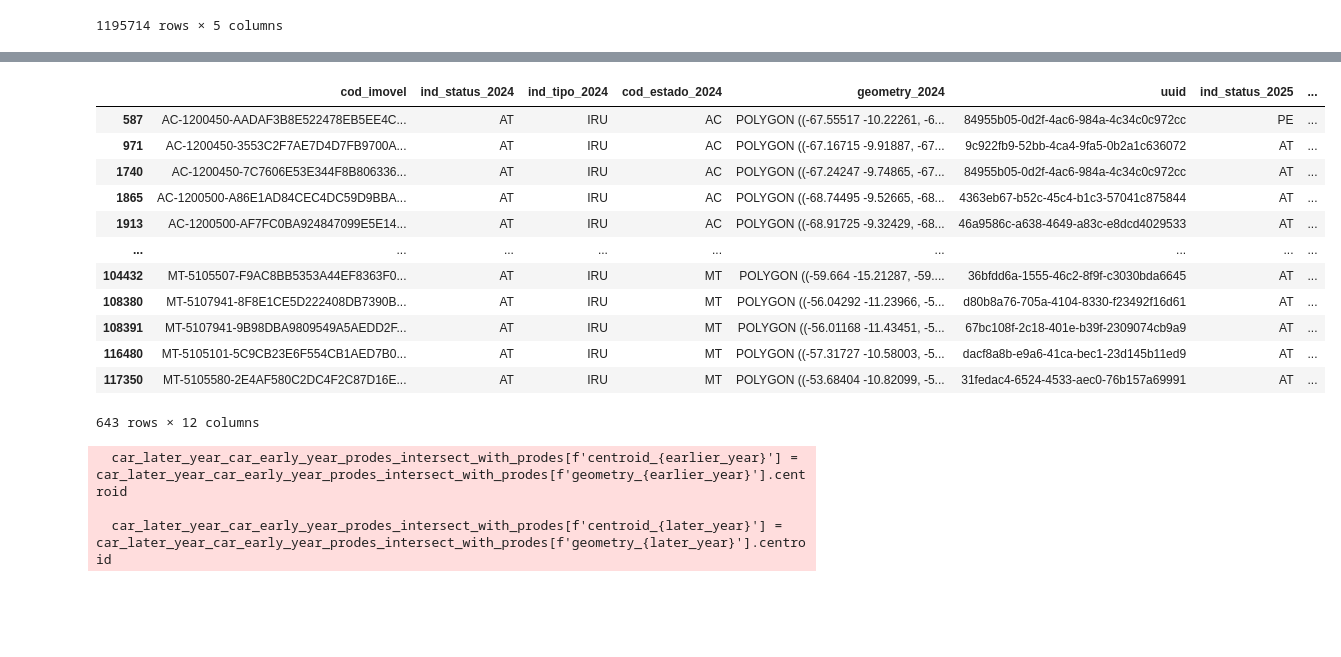
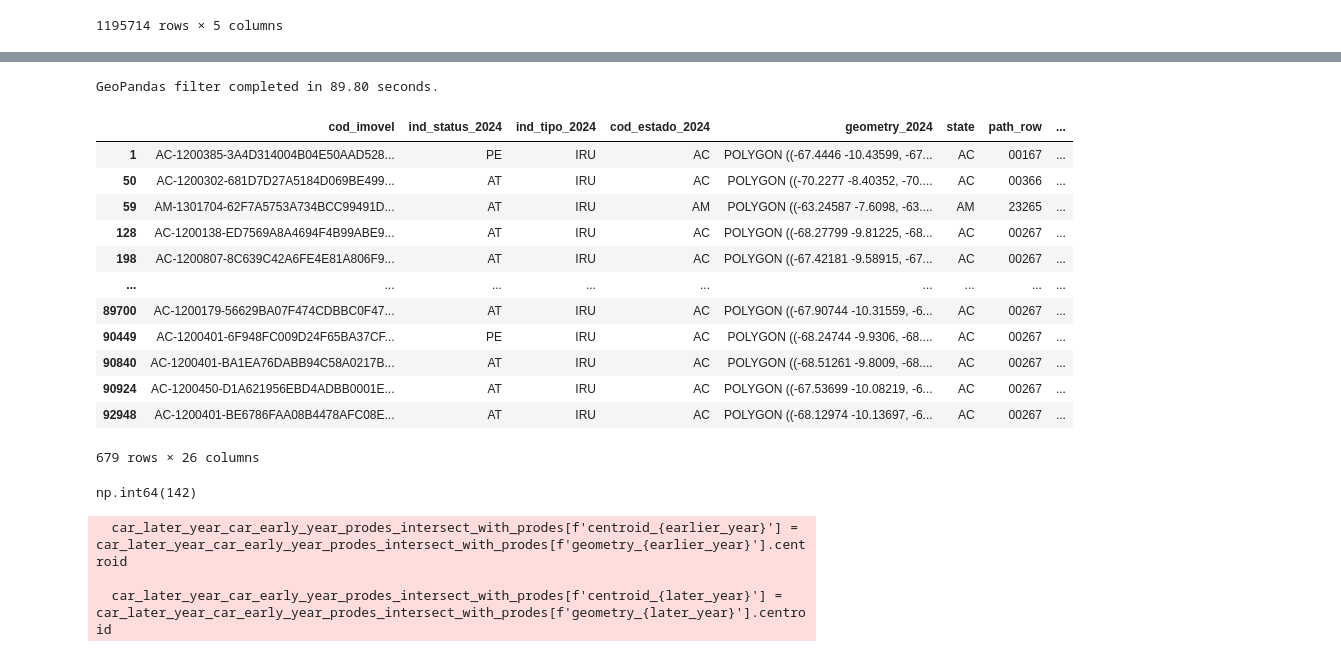
Before and after one commit to jpjon/CCCA_CAR_Analysis, a Jupyter notebook: data_processing/developing_data_processing.ipynb, the cells around one changed output, grey strips where cells are left out. Cells and saved outputs as stored; diff of their text form; code cells hidden in the pictures; blank space fills up the shorter version.

```diff
--- a/data_processing/developing_data_processing.ipynb
+++ b/data_processing/developing_data_processing.ipynb
@@ -68,7 +68,7 @@ car_gdf_earlier_year = car_gdf_earlier_year.drop_duplicates()
 car_gdf_earlier_year = car_gdf_earlier_year[car_gdf_earlier_year.geometry.is_valid]
 
 # For testing purposes, limit the number of rows to 500,000
-car_gdf_earlier_year = car_gdf_earlier_year[:500000]
+# car_gdf_earlier_year = car_gdf_earlier_year[:250000]
 
 car_gdf_earlier_year
 # %% [output]
@@ -94,6 +94,17 @@ prodes_folder = "../data/PRODES"
 prodes_gdf = gpd.read_file(os.path.join(prodes_folder, 'prodes_amazonia_nb.gpkg'))
 
 # Filter only necessary columns in PRODES
-prodes_gdf = prodes_gdf[['uuid', 'geometry']]
+# prodes_gdf = prodes_gdf[['uuid', 'geometry']]
 
 prodes_gdf = prodes_gdf.to_crs(car_gdf_earlier_year.crs)
+
+# 1. Add a column to prodes_gdf with the number of exterior corners
+def count_corners(geom):
+    if geom.geom_type == 'Polygon':
+        return len(geom.exterior.coords)
+    elif geom.geom_type == 'MultiPolygon':
+        return sum(len(poly.exterior.coords) for poly in geom.geoms)
+    else:
+        return 0
+
+prodes_gdf['num_prodes_corners'] = prodes_gdf.geometry.apply(count_corners)
@@ -100,6 +130,14 @@ prodes_gdf = prodes_gdf.to_crs(car_gdf_earlier_year.crs)
 # %%
-car_ddf = dgpd.from_geopandas(car_gdf_earlier_year, npartitions=4)
-prodes_ddf = dgpd.from_geopandas(prodes_gdf, npartitions=4)
+import time
+
+start_time = time.time()
+
+car_ddf = dgpd.from_geopandas(car_gdf_earlier_year, npartitions=40)
+prodes_ddf = dgpd.from_geopandas(prodes_gdf, npartitions=40)
 
 sjoin_ddf = car_ddf.sjoin(prodes_ddf, how="inner", predicate="intersects")
 car_earlier_year_prodes_intersection_gdf = sjoin_ddf.compute().drop(columns=["index_right"])
+
+
+end_time = time.time()
+print(f"GeoPandas spatial join completed in {end_time - start_time:.2f} seconds.")
@@ -106,3 +162,6 @@ car_earlier_year_prodes_intersection_gdf = sjoin_ddf.compute().drop(columns=["in
 # %%
-car_earlier_year_prodes_intersection_gdf = car_earlier_year_prodes_intersection_gdf.drop_duplicates(subset=['cod_imovel'], keep="first")
-car_earlier_year_prodes_intersection_gdf
+# 3. For each cod_imovel, keep the row with the smallest number of corners
+car_earlier_year_prodes_intersection_gdf = car_earlier_year_prodes_intersection_gdf.sort_values('num_prodes_corners')
+car_earlier_year_prodes_intersection_gdf = car_earlier_year_prodes_intersection_gdf.drop_duplicates(
+    subset=['cod_imovel'], keep="first"
+)
@@ -152,29 +255,37 @@ car_later_year_car_early_year_prodes_intersect_with_prodes = car_later_year_car_
 # %%
 # Filter for cadastras that have changed yoy and where they have been changed to no longer intersect with prodes geometries
+start_time = time.time()
 
 filtered_indexes = []
 
 for row in car_later_year_car_early_year_prodes_intersect_with_prodes.itertuples():
     if row.geometry_changed and not row.__getattribute__(f'geometry_{later_year}').intersects(row.geometry_prodes):
         filtered_indexes.append(row.Index)
 
 car_later_year_car_early_year_prodes_intersect_with_prodes = car_later_year_car_early_year_prodes_intersect_with_prodes.loc[filtered_indexes]
+end_time = time.time()
+print(f"GeoPandas filter completed in {end_time - start_time:.2f} seconds.")
 
 car_later_year_car_early_year_prodes_intersect_with_prodes
 # %% [output]
+GeoPandas filter completed in 89.80 seconds.
-|  | cod_imovel | ind_status_2024 | ind_tipo_2024 | cod_estado_2024 | geometry_2024 | uuid | ind_status_2025 | ... |
-| 587 | AC-1200450-AADAF3B8E522478EB5EE4C... | AT | IRU | AC | POLYGON ((-67.55517 -10.22261, -6... | 84955b05-0d2f-4ac6-984a-4c34c0c972cc | PE | ... |
-| 971 | AC-1200450-3553C2F7AE7D4D7FB9700A... | AT | IRU | AC | POLYGON ((-67.16715 -9.91887, -67... | 9c922fb9-52bb-4ca4-9fa5-0b2a1c636072 | AT | ... |
-| 1740 | AC-1200450-7C7606E53E344F8B806336... | AT | IRU | AC | POLYGON ((-67.24247 -9.74865, -67... | 84955b05-0d2f-4ac6-984a-4c34c0c972cc | AT | ... |
-| 1865 | AC-1200500-A86E1AD84CEC4DC59D9BBA... | AT | IRU | AC | POLYGON ((-68.74495 -9.52665, -68... | 4363eb67-b52c-45c4-b1c3-57041c875844 | AT | ... |
-| 1913 | AC-1200500-AF7FC0BA924847099E5E14... | AT | IRU | AC | POLYGON ((-68.91725 -9.32429, -68... | 46a9586c-a638-4649-a83c-e8dcd4029533 | AT | ... |
+|  | cod_imovel | ind_status_2024 | ind_tipo_2024 | cod_estado_2024 | geometry_2024 | state | path_row | ... |
+| 1 | AC-1200385-3A4D314004B04E50AAD528... | PE | IRU | AC | POLYGON ((-67.4446 -10.43599, -67... | AC | 00167 | ... |
+| 50 | AC-1200302-681D7D27A5184D069BE499... | AT | IRU | AC | POLYGON ((-70.2277 -8.40352, -70.... | AC | 00366 | ... |
+| 59 | AM-1301704-62F7A5753A734BCC99491D... | AT | IRU | AM | POLYGON ((-63.24587 -7.6098, -63.... | AM | 23265 | ... |
+| 128 | AC-1200138-ED7569A8A4694F4B99ABE9... | AT | IRU | AC | POLYGON ((-68.27799 -9.81225, -68... | AC | 00267 | ... |
+| 198 | AC-1200807-8C639C42A6FE4E81A806F9... | AT | IRU | AC | POLYGON ((-67.42181 -9.58915, -67... | AC | 00267 | ... |
 | ... | ... | ... | ... | ... | ... | ... | ... | ... |
-| 104432 | MT-5105507-F9AC8BB5353A44EF8363F0... | AT | IRU | MT | POLYGON ((-59.664 -15.21287, -59.... | 36bfdd6a-1555-46c2-8f9f-c3030bda6645 | AT | ... |
-| 108380 | MT-5107941-8F8E1CE5D222408DB7390B... | AT | IRU | MT | POLYGON ((-56.04292 -11.23966, -5... | d80b8a76-705a-4104-8330-f23492f16d61 | AT | ... |
-| 108391 | MT-5107941-9B98DBA9809549A5AEDD2F... | AT | IRU | MT | POLYGON ((-56.01168 -11.43451, -5... | 67bc108f-2c18-401e-b39f-2309074cb9a9 | AT | ... |
-| 116480 | MT-5105101-5C9CB23E6F554CB1AED7B0... | AT | IRU | MT | POLYGON ((-57.31727 -10.58003, -5... | dacf8a8b-e9a6-41ca-bec1-23d145b11ed9 | AT | ... |
-| 117350 | MT-5105580-2E4AF580C2DC4F2C87D16E... | AT | IRU | MT | POLYGON ((-53.68404 -10.82099, -5... | 31fedac4-6524-4533-aec0-76b157a69991 | AT | ... |
+| 89700 | AC-1200179-56629BA07F474CDBBC0F47... | AT | IRU | AC | POLYGON ((-67.90744 -10.31559, -6... | AC | 00267 | ... |
+| 90449 | AC-1200401-6F948FC009D24F65BA37CF... | PE | IRU | AC | POLYGON ((-68.24744 -9.9306, -68.... | AC | 00267 | ... |
+| 90840 | AC-1200401-BA1EA76DABB94C58A0217B... | AT | IRU | AC | POLYGON ((-68.51261 -9.8009, -68.... | AC | 00267 | ... |
+| 90924 | AC-1200450-D1A621956EBD4ADBB0001E... | AT | IRU | AC | POLYGON ((-67.53699 -10.08219, -6... | AC | 00267 | ... |
+| 92948 | AC-1200401-BE6786FAA08B4478AFC08E... | AT | IRU | AC | POLYGON ((-68.12974 -10.13697, -6... | AC | 00267 | ... |
-643 rows × 12 columns
+679 rows × 26 columns
+# %%
+car_later_year_car_early_year_prodes_intersect_with_prodes.geometry_prodes.duplicated(keep=False).sum()
+# %% [output]
+np.int64(142)
 # %%
 # Function to calculate geodesic distance between centroids
 def calculate_geodesic_distance(row):
```
Also changed, not shown: parts of 20 cells of this notebook, 2 other files.
